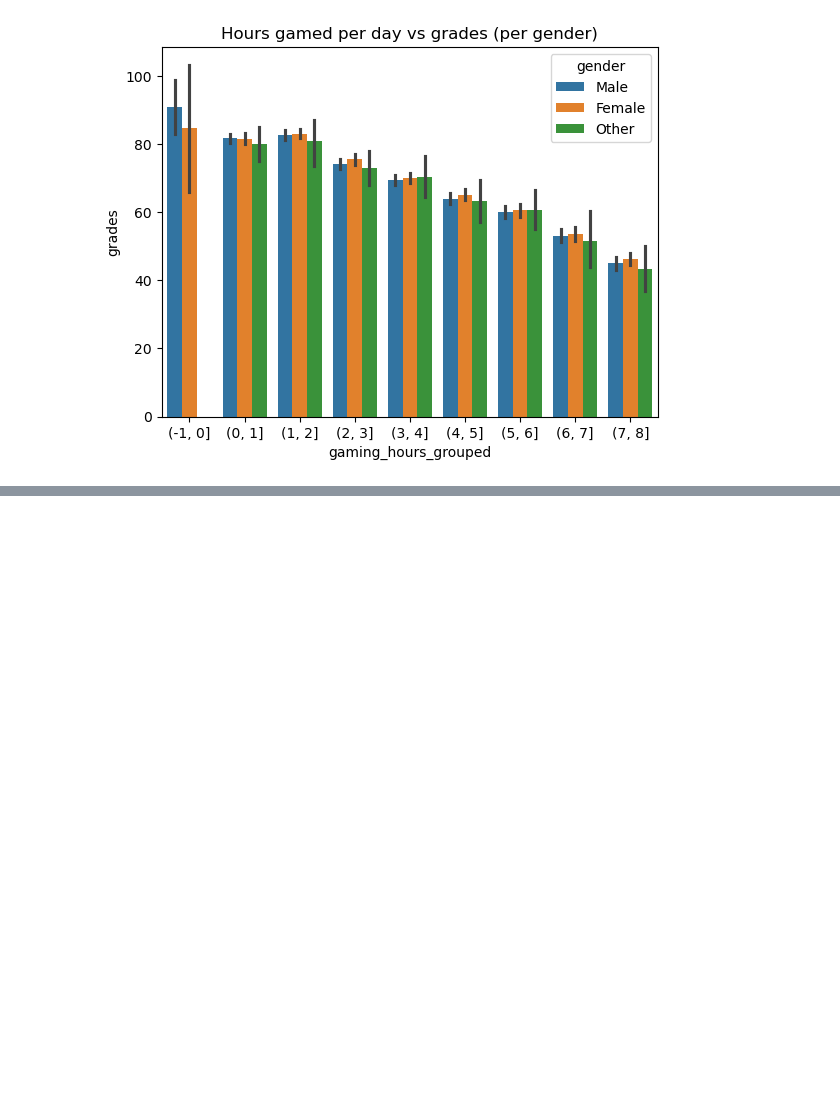
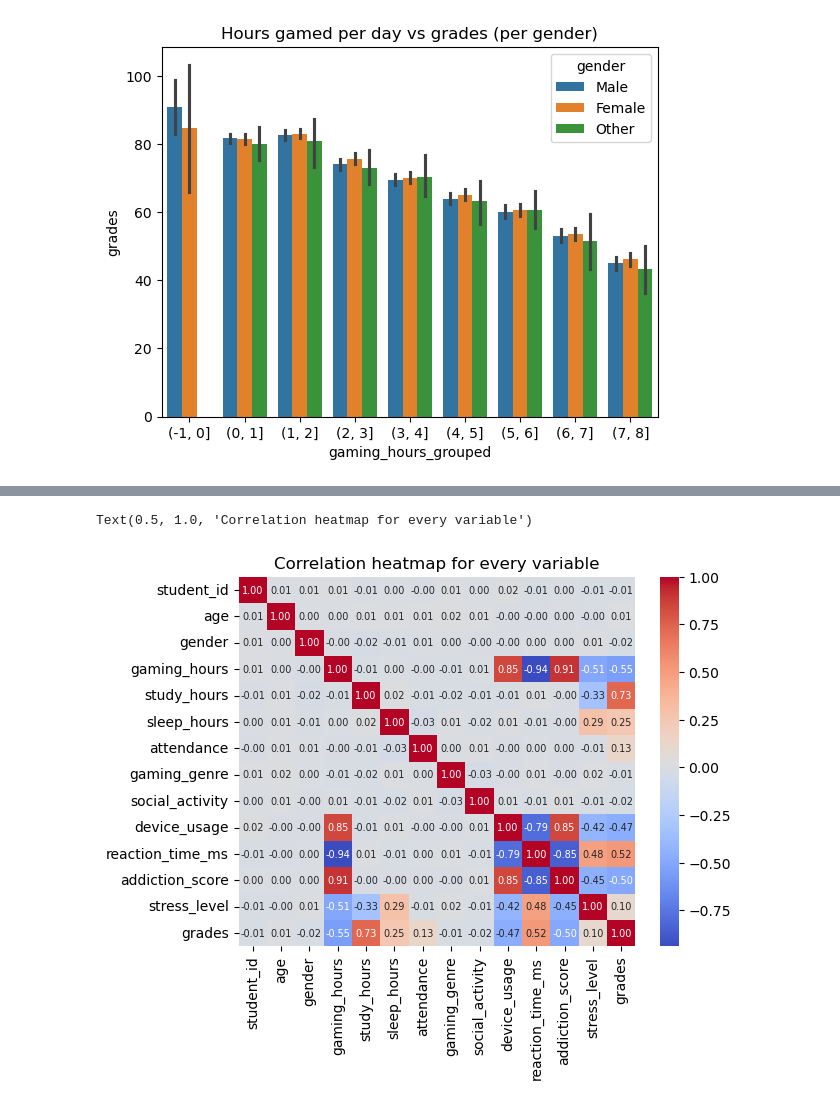
Before and after one commit to rufusmattsson/Repository_RufusMattsson, a Jupyter notebook: project/Course_project.ipynb, the cells around one changed output, grey strips where cells are left out. Cells and saved outputs as stored; diff of their text form; code cells hidden in the pictures; blank space fills up the shorter version.

```diff
--- a/project/Course_project.ipynb
+++ b/project/Course_project.ipynb
@@ -88,0 +144,12 @@ Text(0.5, 1.0, 'Hours gamed per day vs grades (per gender)')
+# %%
+#Next, we make values numeric so that we can inspect the correlation between them and grades.
+
+from sklearn.preprocessing import LabelEncoder
+le_gender = LabelEncoder()
+le_gaming_genre = LabelEncoder()
+le_stress_level = LabelEncoder()
+
+df["gender"] = le_gender.fit_transform(df["gender"])
+df["gaming_genre"] = le_gaming_genre.fit_transform(df["gaming_genre"])
+df["stress_level"] = le_stress_level.fit_transform(df["stress_level"])
+df.head()
@@ -88,0 +163,7 @@ Text(0.5, 1.0, 'Hours gamed per day vs grades (per gender)')
+# %%
+corr=df.corr(numeric_only = True)
+sns.heatmap(corr, annot=True, fmt=".2f",cmap="coolwarm",annot_kws={"size": 7})
+plt.title("Correlation heatmap for every variable")
+# %% [output]
+Text(0.5, 1.0, 'Correlation heatmap for every variable')
+[figure, added]
```
Also changed, not shown: parts of 16 cells of this notebook.
